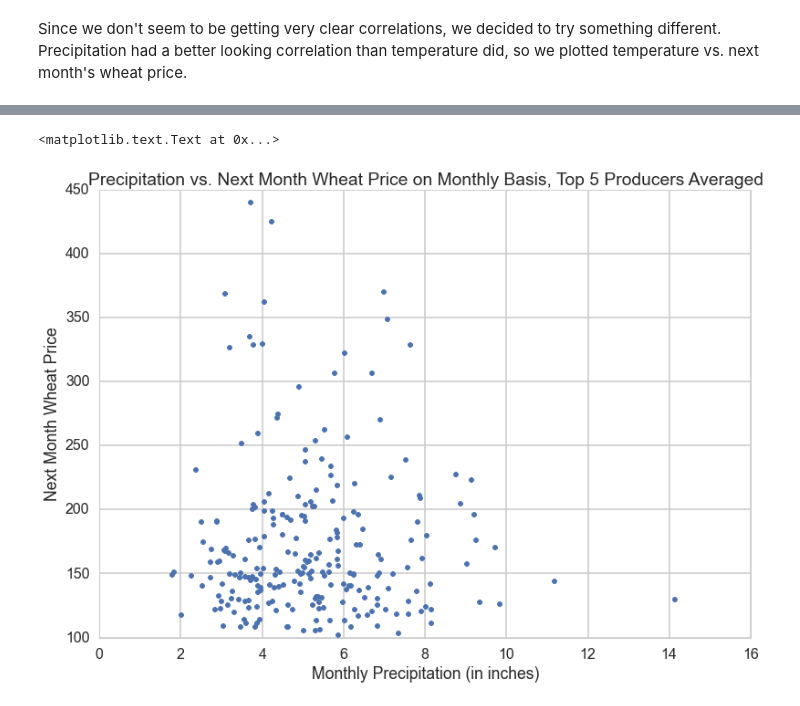
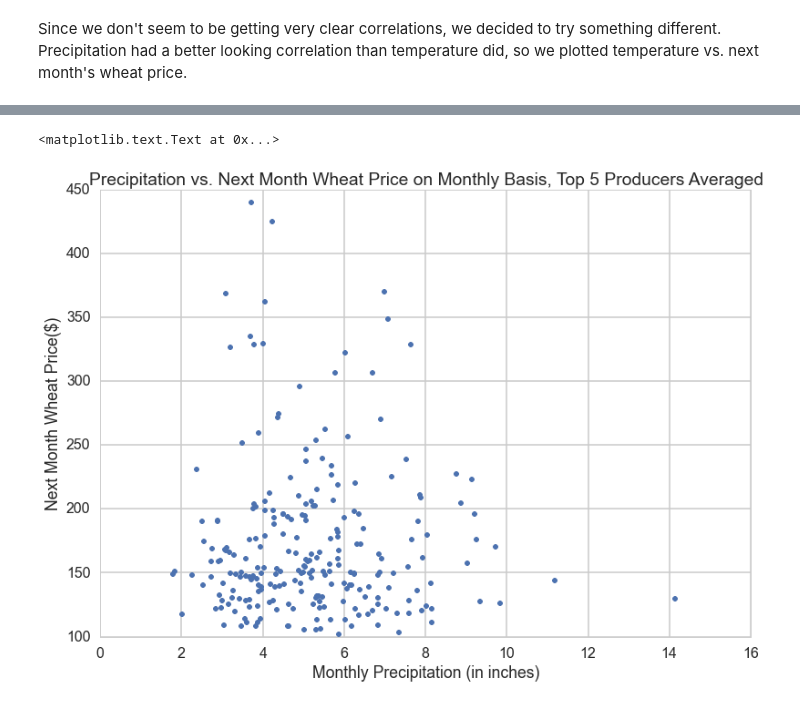
Before and after one commit to dwang953/109-Project, a Jupyter notebook: working_notebooks/Exploratory Data Analysis.ipynb, the cells around one changed output, grey strips where cells are left out. Drawn from its saved outputs; the diff is of its cells as text; code cells hidden in the pictures.

```diff
--- a/working_notebooks/Exploratory Data Analysis.ipynb
+++ b/working_notebooks/Exploratory Data Analysis.ipynb
@@ -354,11 +354,11 @@ plt.title('Precipitation vs. Next Month Wheat Price on Monthly Basis, Top 5 Prod
 # %%
 plt.plot(dftouse[["KS_P", "MT_P","ND_P","WA_P","ID_P"]].mean(axis=1),dftouse['Next_Price'],'.')
-plt.ylabel('Next Month Wheat Price')
+plt.ylabel('Next Month Wheat Price($)')
 plt.xlabel('Monthly Precipitation (in inches)')
 plt.title('Precipitation vs. Next Month Wheat Price on Monthly Basis, Top 5 Producers Averaged')
 # %% [output]
 <matplotlib.text.Text at 0x...>
-[figure, old version]
+[figure, new version]
 # %%
 #Top 5 producers averaged, March through October
 months = ['Mar','Apr','May','Jun','Jul','Aug','Sep','Oct']
```
Also changed, not shown: parts of 2 cells of this notebook.
